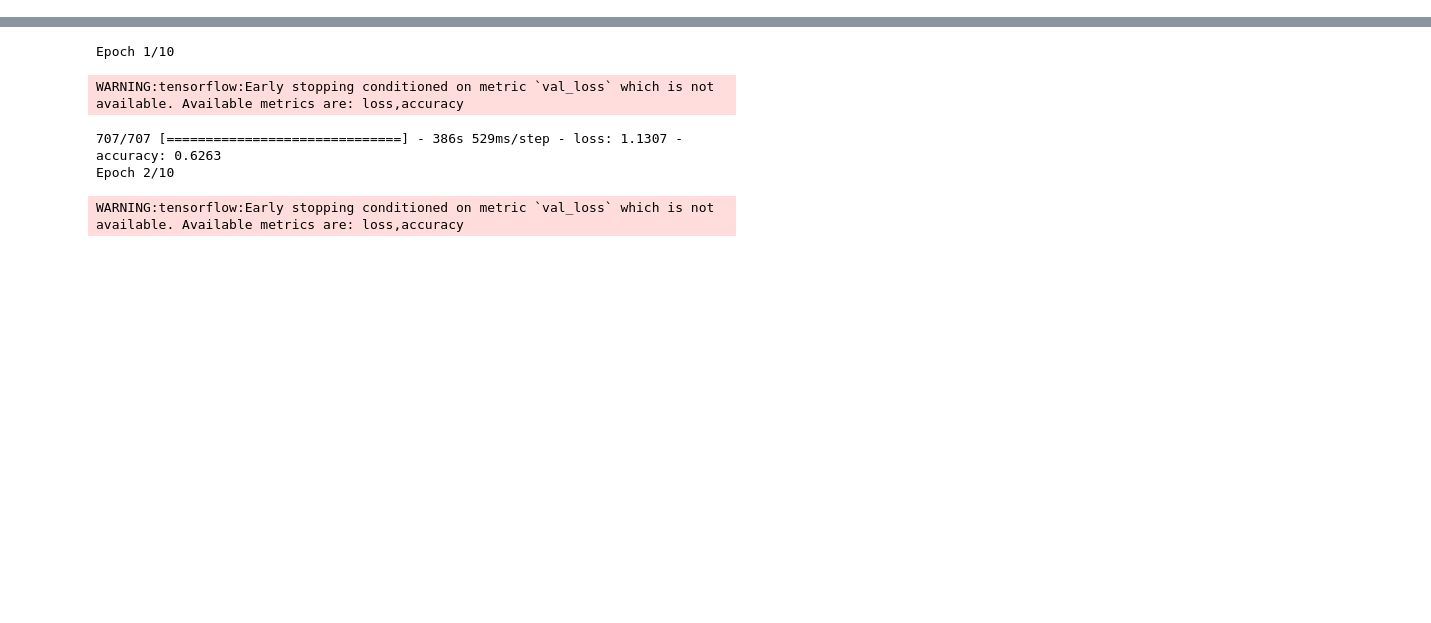
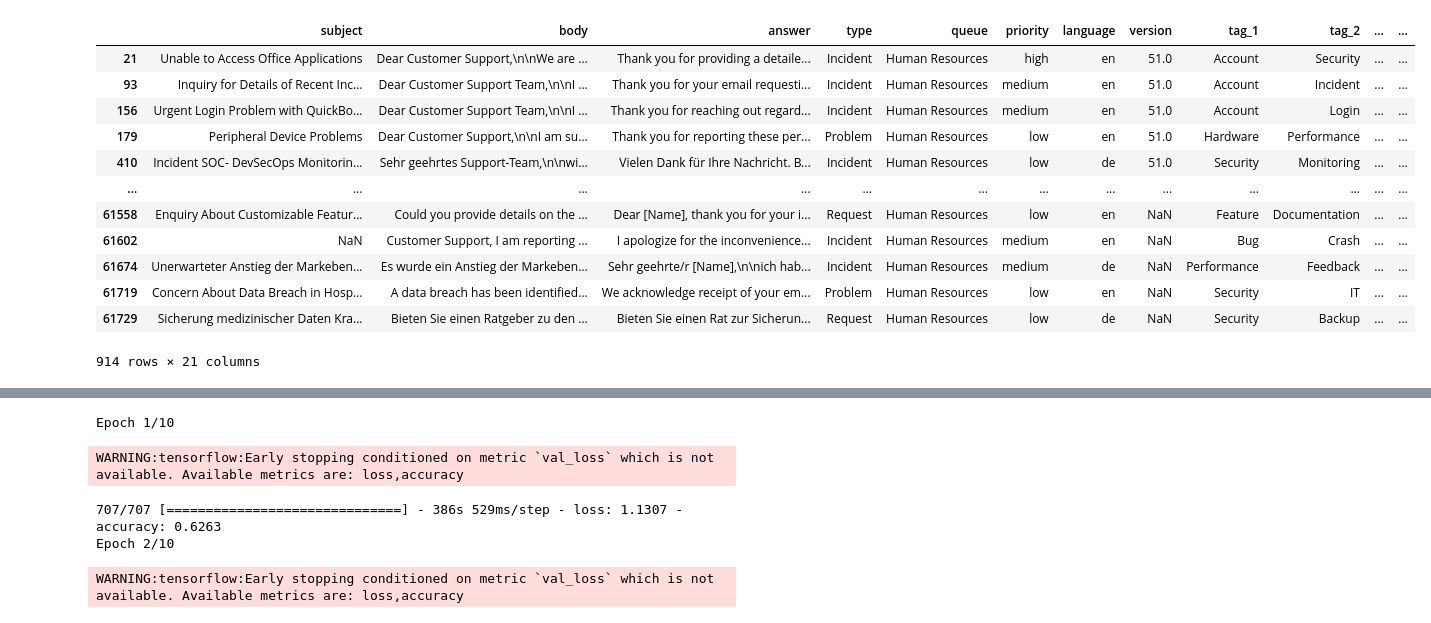
Before and after one commit to JS-Tharun/Customer-Support-Automation, a Jupyter notebook: notebooks/bert.ipynb, the cells around one changed output, grey strips where cells are left out. Saved outputs shown, nothing was run; the diff lists cells and outputs as text; code cells hidden in the pictures; blank space fills up the shorter version.

```diff
--- a/notebooks/bert.ipynb
+++ b/notebooks/bert.ipynb
@@ -30,0 +149,17 @@ df = pd.read_csv("datasets/Customer_Support_Tickets_Cleaned.csv")
+# %%
+# Human Resources
+df[df['queue'] == 'Human Resources', 'Jobs & Education/Recruitment']
+# %% [output]
+|  | subject | body | answer | type | queue | priority | language | version | tag_1 | tag_2 | ... | ... |
+| 21 | Unable to Access Office Applications | Dear Customer Support,\n\nWe are ... | Thank you for providing a detaile... | Incident | Human Resources | high | en | 51.0 | Account | Security | ... | ... |
+| 93 | Inquiry for Details of Recent Inc... | Dear Customer Support Team,\n\nI ... | Thank you for your email requesti... | Incident | Human Resources | medium | en | 51.0 | Account | Incident | ... | ... |
+| 156 | Urgent Login Problem with QuickBo... | Dear Customer Support Team,\n\nI ... | Thank you for reaching out regard... | Incident | Human Resources | medium | en | 51.0 | Account | Login | ... | ... |
+| 179 | Peripheral Device Problems | Dear Customer Support,\n\nI am su... | Thank you for reporting these per... | Problem | Human Resources | low | en | 51.0 | Hardware | Performance | ... | ... |
+| 410 | Incident SOC- DevSecOps Monitorin... | Sehr geehrtes Support-Team,\n\nwi... | Vielen Dank für Ihre Nachricht. B... | Incident | Human Resources | low | de | 51.0 | Security | Monitoring | ... | ... |
+| ... | ... | ... | ... | ... | ... | ... | ... | ... | ... | ... | ... | ... |
+| 61558 | Enquiry About Customizable Featur... | Could you provide details on the ... | Dear [Name], thank you for your i... | Request | Human Resources | low | en | NaN | Feature | Documentation | ... | ... |
+| 61602 | NaN | Customer Support, I am reporting ... | I apologize for the inconvenience... | Incident | Human Resources | medium | en | NaN | Bug | Crash | ... | ... |
+| 61674 | Unerwarteter Anstieg der Markeben... | Es wurde ein Anstieg der Markeben... | Sehr geehrte/r [Name],\n\nich hab... | Incident | Human Resources | medium | de | NaN | Performance | Feedback | ... | ... |
+| 61719 | Concern About Data Breach in Hosp... | A data breach has been identified... | We acknowledge receipt of your em... | Problem | Human Resources | low | en | NaN | Security | IT | ... | ... |
+| 61729 | Sicherung medizinischer Daten Kra... | Bieten Sie einen Ratgeber zu den ... | Bieten Sie einen Rat zur Sicherun... | Request | Human Resources | low | de | NaN | Security | Backup | ... | ... |
+914 rows × 21 columns
```
Also changed, not shown: parts of 12 cells of this notebook, 4 other files.
